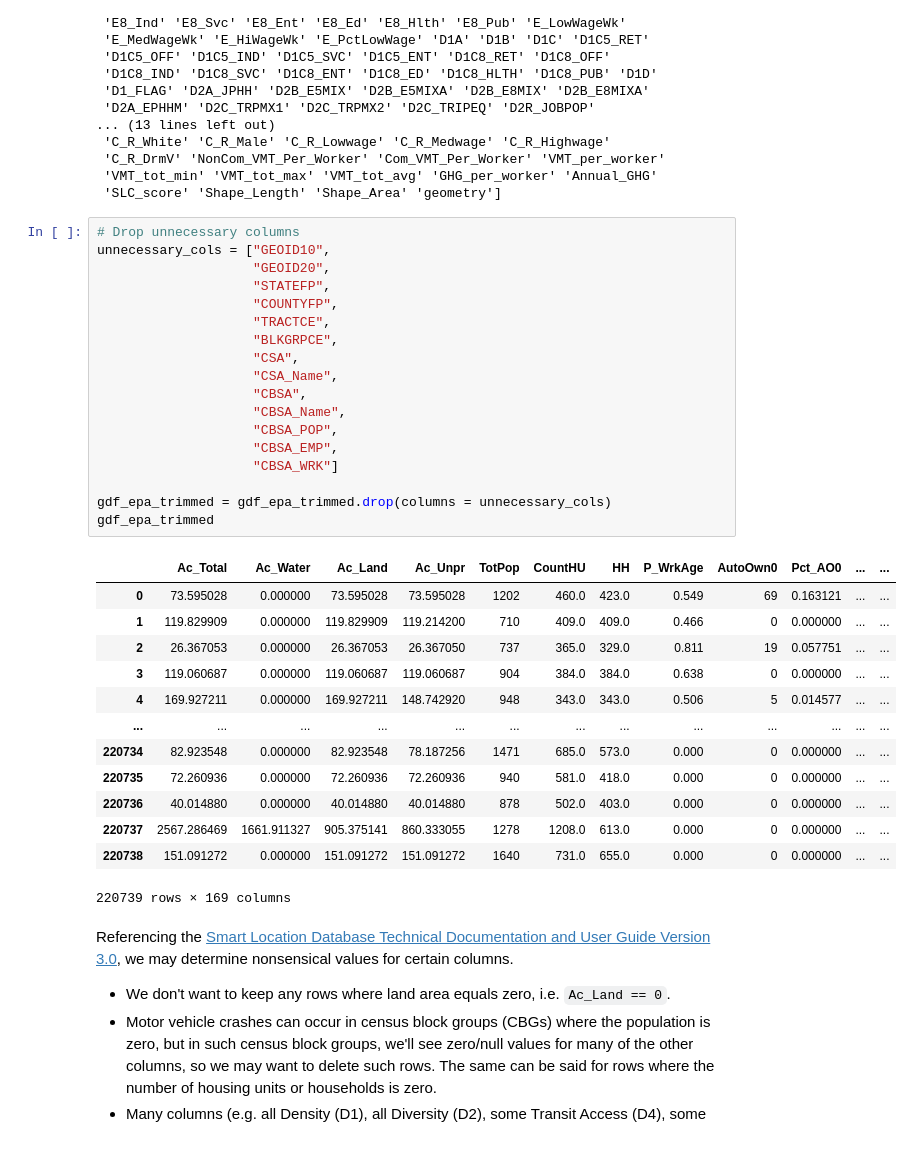
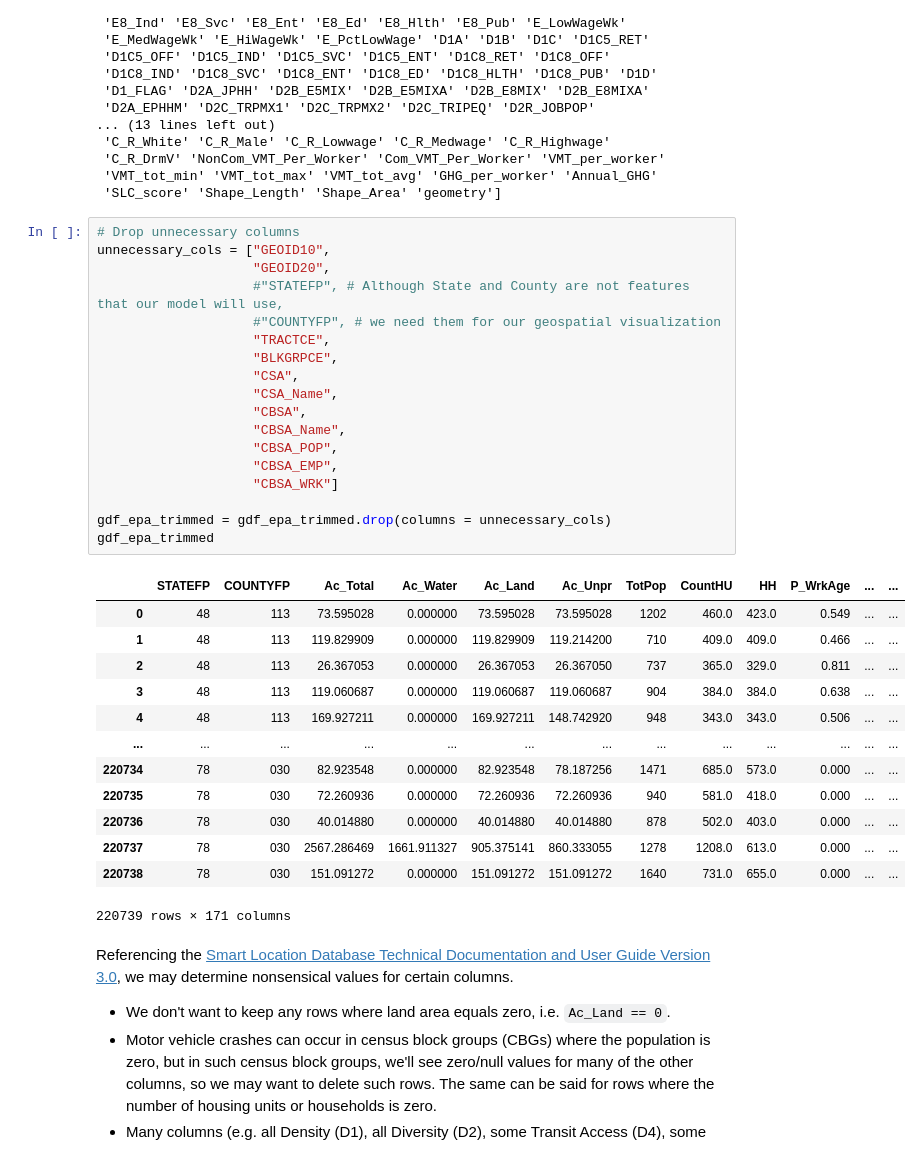
Before and after one commit to Arcturus816/Impact-of-Built-Environment, a Jupyter notebook: code/data-processing.ipynb, the cells around one changed output. Saved outputs shown, nothing was run; the diff lists cells and outputs as text.

Commit message:
Amend some processing so that the generated geodatabase files have State and County variables, which will be helpful for geospatial visualization later

```diff
--- a/code/data-processing.ipynb
+++ b/code/data-processing.ipynb
@@ -275,35 +275,35 @@ print(gdf_epa_trimmed.columns.values)
 # %%
 # Drop unnecessary columns
 unnecessary_cols = ["GEOID10",
                     "GEOID20",
-                    "STATEFP",
-                    "COUNTYFP",
+                    #"STATEFP", # Although State and County are not features that our model will use,
+                    #"COUNTYFP", # we need them for our geospatial visualization
                     "TRACTCE",
                     "BLKGRPCE",
                     "CSA",
                     "CSA_Name",
                     "CBSA",
                     "CBSA_Name",
                     "CBSA_POP",
                     "CBSA_EMP",
                     "CBSA_WRK"]
 
 gdf_epa_trimmed = gdf_epa_trimmed.drop(columns = unnecessary_cols)
 gdf_epa_trimmed
 # %% [output]
-|  | Ac_Total | Ac_Water | Ac_Land | Ac_Unpr | TotPop | CountHU | HH | P_WrkAge | AutoOwn0 | Pct_AO0 | ... | ... |
-| 0 | 73.595028 | 0.000000 | 73.595028 | 73.595028 | 1202 | 460.0 | 423.0 | 0.549 | 69 | 0.163121 | ... | ... |
-| 1 | 119.829909 | 0.000000 | 119.829909 | 119.214200 | 710 | 409.0 | 409.0 | 0.466 | 0 | 0.000000 | ... | ... |
-| 2 | 26.367053 | 0.000000 | 26.367053 | 26.367050 | 737 | 365.0 | 329.0 | 0.811 | 19 | 0.057751 | ... | ... |
-| 3 | 119.060687 | 0.000000 | 119.060687 | 119.060687 | 904 | 384.0 | 384.0 | 0.638 | 0 | 0.000000 | ... | ... |
-| 4 | 169.927211 | 0.000000 | 169.927211 | 148.742920 | 948 | 343.0 | 343.0 | 0.506 | 5 | 0.014577 | ... | ... |
+|  | STATEFP | COUNTYFP | Ac_Total | Ac_Water | Ac_Land | Ac_Unpr | TotPop | CountHU | HH | P_WrkAge | ... | ... |
+| 0 | 48 | 113 | 73.595028 | 0.000000 | 73.595028 | 73.595028 | 1202 | 460.0 | 423.0 | 0.549 | ... | ... |
+| 1 | 48 | 113 | 119.829909 | 0.000000 | 119.829909 | 119.214200 | 710 | 409.0 | 409.0 | 0.466 | ... | ... |
+| 2 | 48 | 113 | 26.367053 | 0.000000 | 26.367053 | 26.367050 | 737 | 365.0 | 329.0 | 0.811 | ... | ... |
+| 3 | 48 | 113 | 119.060687 | 0.000000 | 119.060687 | 119.060687 | 904 | 384.0 | 384.0 | 0.638 | ... | ... |
+| 4 | 48 | 113 | 169.927211 | 0.000000 | 169.927211 | 148.742920 | 948 | 343.0 | 343.0 | 0.506 | ... | ... |
 | ... | ... | ... | ... | ... | ... | ... | ... | ... | ... | ... | ... | ... |
-| 220734 | 82.923548 | 0.000000 | 82.923548 | 78.187256 | 1471 | 685.0 | 573.0 | 0.000 | 0 | 0.000000 | ... | ... |
-| 220735 | 72.260936 | 0.000000 | 72.260936 | 72.260936 | 940 | 581.0 | 418.0 | 0.000 | 0 | 0.000000 | ... | ... |
-| 220736 | 40.014880 | 0.000000 | 40.014880 | 40.014880 | 878 | 502.0 | 403.0 | 0.000 | 0 | 0.000000 | ... | ... |
-| 220737 | 2567.286469 | 1661.911327 | 905.375141 | 860.333055 | 1278 | 1208.0 | 613.0 | 0.000 | 0 | 0.000000 | ... | ... |
-| 220738 | 151.091272 | 0.000000 | 151.091272 | 151.091272 | 1640 | 731.0 | 655.0 | 0.000 | 0 | 0.000000 | ... | ... |
+| 220734 | 78 | 030 | 82.923548 | 0.000000 | 82.923548 | 78.187256 | 1471 | 685.0 | 573.0 | 0.000 | ... | ... |
+| 220735 | 78 | 030 | 72.260936 | 0.000000 | 72.260936 | 72.260936 | 940 | 581.0 | 418.0 | 0.000 | ... | ... |
+| 220736 | 78 | 030 | 40.014880 | 0.000000 | 40.014880 | 40.014880 | 878 | 502.0 | 403.0 | 0.000 | ... | ... |
+| 220737 | 78 | 030 | 2567.286469 | 1661.911327 | 905.375141 | 860.333055 | 1278 | 1208.0 | 613.0 | 0.000 | ... | ... |
+| 220738 | 78 | 030 | 151.091272 | 0.000000 | 151.091272 | 151.091272 | 1640 | 731.0 | 655.0 | 0.000 | ... | ... |
-220739 rows × 169 columns
+220739 rows × 171 columns
 # %% [markdown]
 Referencing the [Smart Location Database Technical Documentation and User Guide Version 3.0](https://web.archive.org/web/20250331224746/https://www.epa.gov/system/files/documents/2023-10/epa_sld_3.0_technicaldocumentationuserguide_may2021_0.pdf), we may determine nonsensical values for certain columns.
 - We don't want to keep any rows where land area equals zero, i.e. `Ac_Land == 0`.
```
Also changed, not shown: parts of 22 cells of this notebook.
